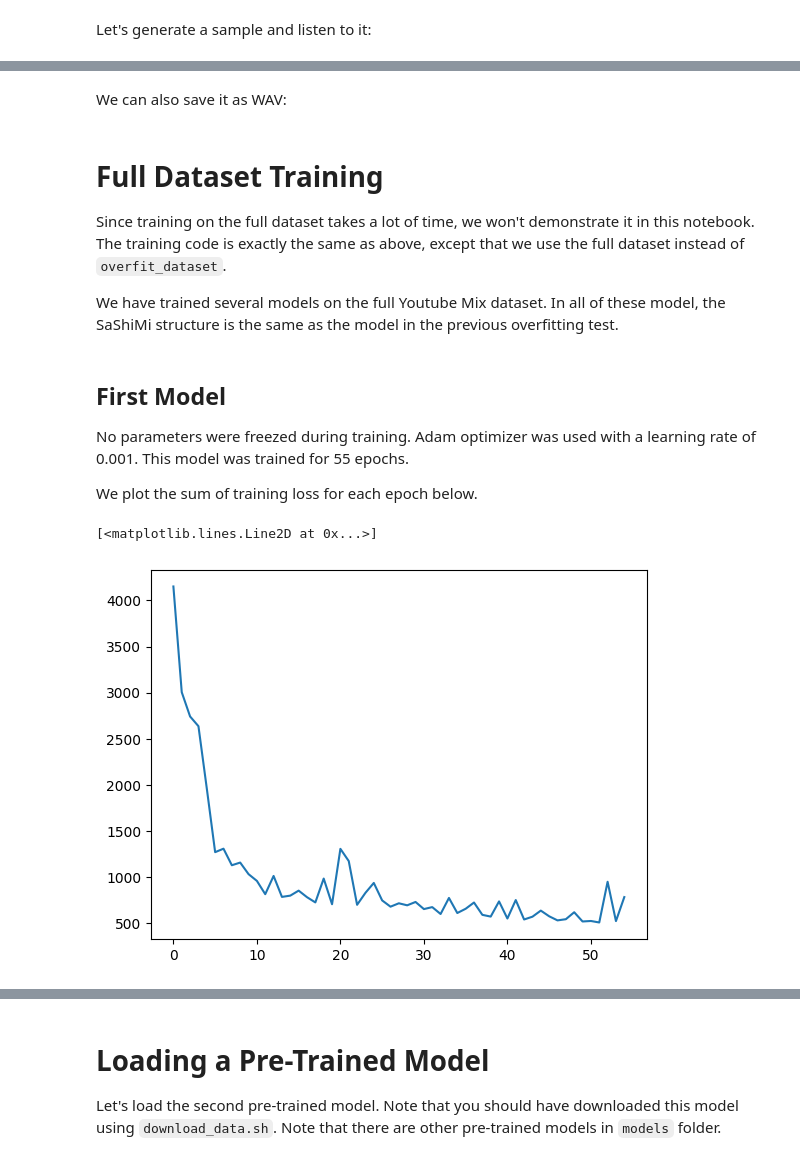
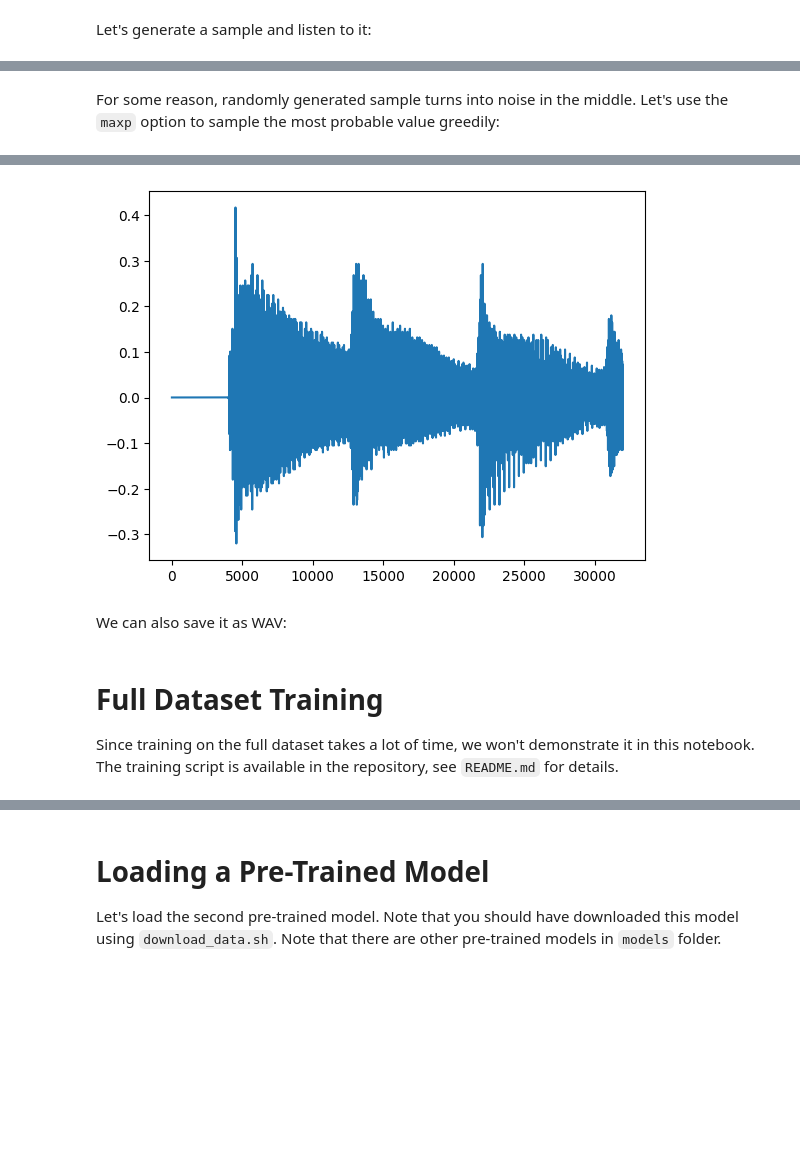
Before and after one commit to necrashter/SaShiMi-796, a Jupyter notebook: main.ipynb, the cells around one changed output, grey strips where cells are left out. Saved outputs shown, nothing was run; the diff lists cells and outputs as text; code cells hidden in the pictures; blank space fills up the shorter version.

```diff
--- a/main.ipynb
+++ b/main.ipynb
@@ -304,0 +309,12 @@ ipd.Audio(gen.flatten().numpy(), rate=16000)
+# %% [markdown]
+For some reason, randomly generated sample turns into noise in the middle. Let's use the `maxp` option to sample the most probable value greedily:
+# %%
+model.eval()
+with torch.no_grad():
+    gen = generate_sample(model, 2*16000, maxp=True).flatten()
+    gen = mu_law_decoding(gen, 256).cpu()
+
+plt.figure()
+plt.plot(gen)
+ipd.Audio(gen.numpy(), rate=16000)
+# %% [output]
@@ -305,3 +322,4 @@ ipd.Audio(gen.flatten().numpy(), rate=16000)
+[figure, added]
 # %% [markdown]
 We can also save it as WAV:
 # %%
@@ -310,19 +327,4 @@ scipy.io.wavfile.write("overfitting.wav", 16000, gen.flatten().numpy())
 # %% [markdown]
 # Full Dataset Training
 
-Since training on the full dataset takes a lot of time, we won't demonstrate it in this notebook. The training code is exactly the same as above, except that we use the full dataset instead of `overfit_dataset`.
-
-We have trained several models on the full Youtube Mix dataset. In all of these model, the SaShiMi structure is the same as the model in the previous overfitting test.
+Since training on the full dataset takes a lot of time, we won't demonstrate it in this notebook. The training script is available in the repository, see `README.md` for details.
-# %% [markdown]
-## First Model
-
-No parameters were freezed during training. Adam optimizer was used with a learning rate of 0.001. This model was trained for 55 epochs.
-
-We plot the sum of training loss for each epoch below.
-# %%
-losses = [4151.957435369492, 3004.61856764555, 2741.0889777243137, 2635.69853669405, 1960.0641736984253, 1268.6157276928425, 1306.3753403425217, 1126.6668693721294, 1155.698361068964, 1030.0661779046059, 956.8633934259415, 812.6694518625736, 1010.4525936841965, 783.1956017613411, 796.9534097313881, 851.2124780863523, 780.1286186724901, 723.2340003103018, 982.125482738018, 703.5454887524247, 1304.640927746892, 1172.0319792628288, 697.2974674552679, 827.3961772024632, 934.6020313054323, 745.0807248055935, 677.0357300639153, 713.8046231269836, 691.8703730106354, 728.2349424213171, 650.9677176624537, 672.3185213282704, 597.471546664834, 771.7947044968605, 608.1875311210752, 654.3183735311031, 722.1142509579659, 588.523947224021, 569.4839371219277, 734.3055577427149, 548.5844108462334, 748.9506900906563, 538.134784296155, 568.2745323628187, 634.4549454152584, 572.8694462105632, 528.2577176392078, 541.0762660801411, 616.5571202337742, 516.3958883583546, 521.7491729706526, 505.5759902000427, 947.4426566362381, 520.6252754181623, 781.1516286432743]
-plt.figure()
-plt.plot(losses)
-# %% [output]
-[<matplotlib.lines.Line2D at 0x...>]
-[figure, removed]
```
Also changed, not shown: parts of 23 cells of this notebook, 1 other file.
